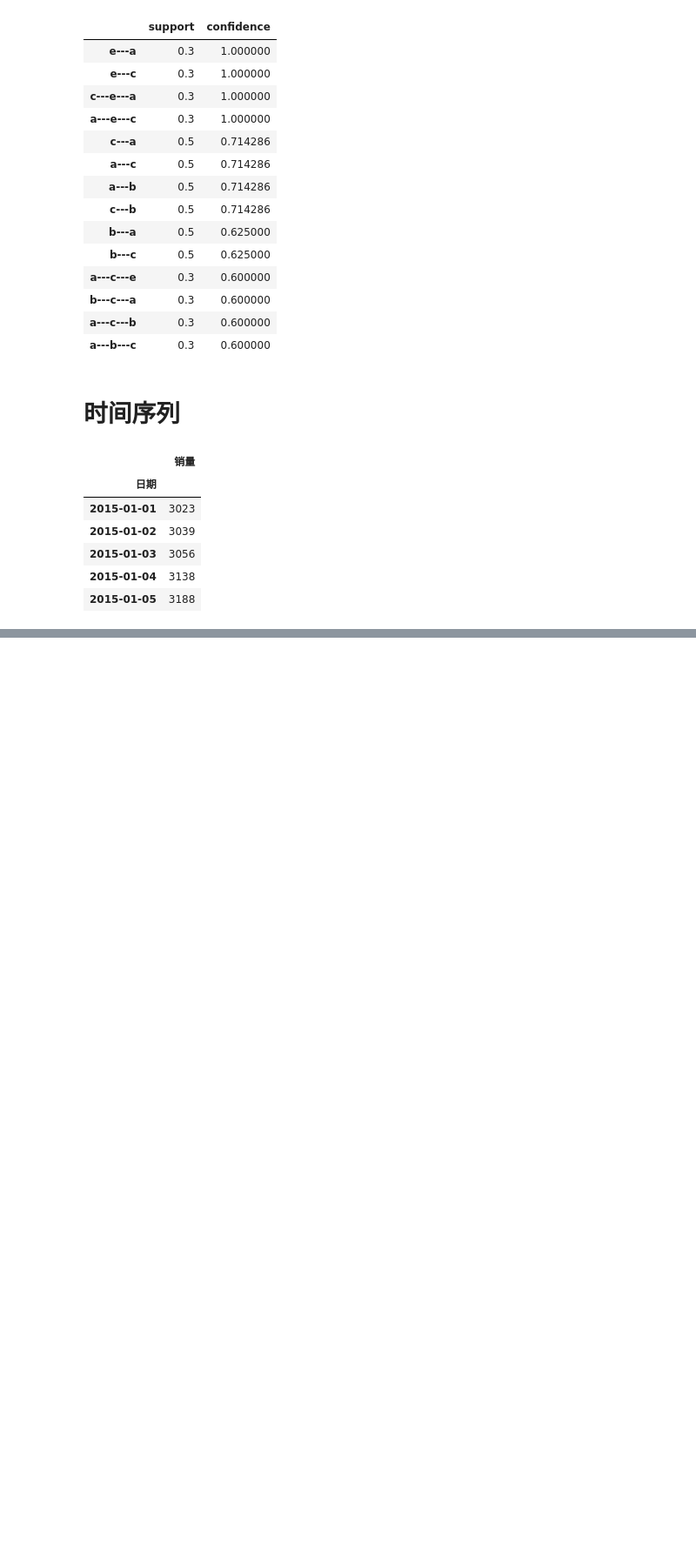
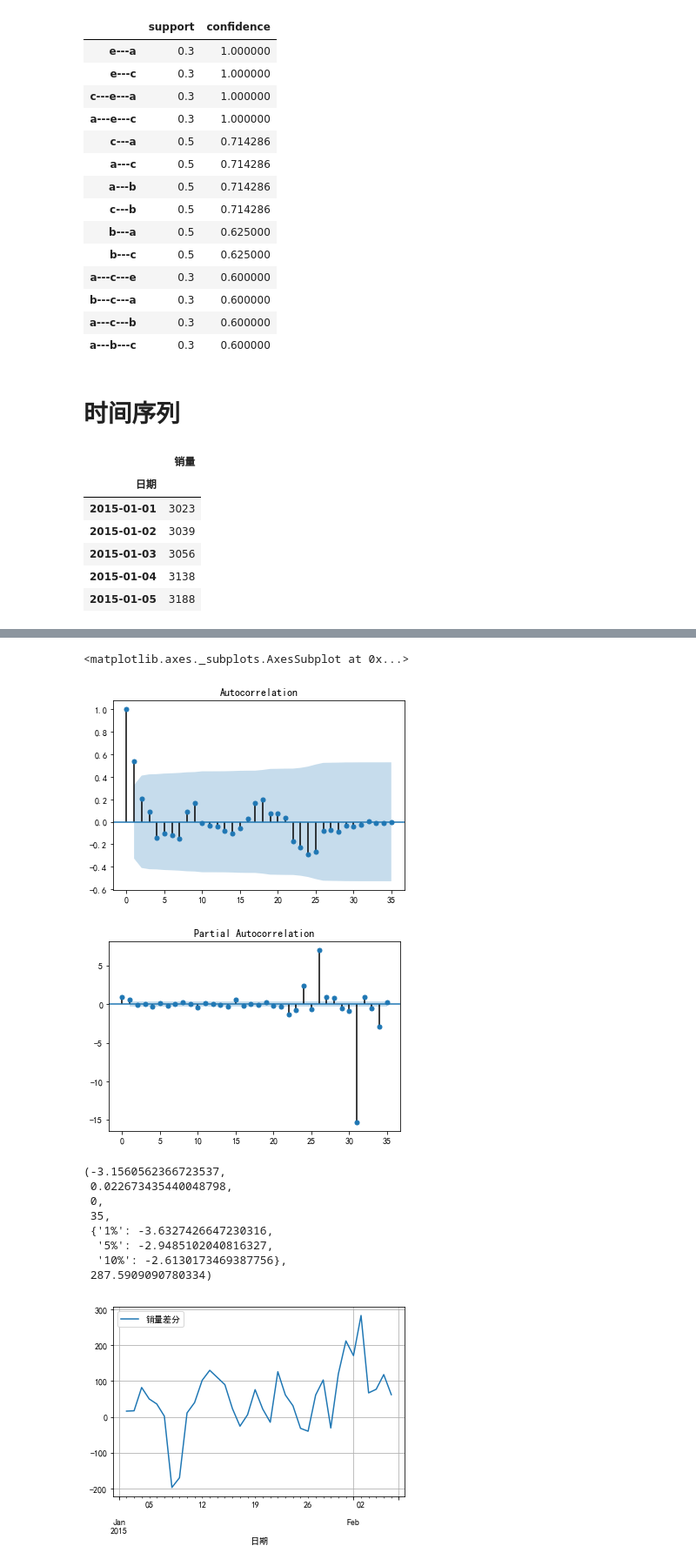
Before and after one commit to longfengpili/Python-Practice-of-Data-Analysis-and-Mining, a Jupyter notebook: chapter5挖掘建模.ipynb, the cells around one changed output, grey strips where cells are left out. Shown: that part at 87% size. Saved outputs shown, nothing was run; the diff lists cells and outputs as text; code cells hidden in the pictures; blank space fills up the shorter version.

```diff
--- a/chapter5挖掘建模.ipynb
+++ b/chapter5挖掘建模.ipynb
@@ -438,0 +455,21 @@ result_1.plot(grid=True)
+# %%
+D_data = data.diff().dropna()
+D_data.columns = ['销量差分']
+D_data.plot(grid=True)
+plot_acf(D_data) #自相关
+from statsmodels.graphics.tsaplots import plot_pacf
+plot_pacf(D_data['销量差分']) #偏自相关
+ADF(D_data['销量差分'])
+# %% [output]
+<matplotlib.axes._subplots.AxesSubplot at 0x...>
+[figure, added]
+[figure, added]
+(-3.1560562366723537,
+ 0.022673435440048798,
+ 0,
+ 35,
+ {'1%': -3.6327426647230316,
+  '5%': -2.9485102040816327,
+  '10%': -2.6130173469387756},
+ 287.5909090780334)
+[figure, added]
```
Also changed, not shown: parts of 23 cells of this notebook, 1 other file.
